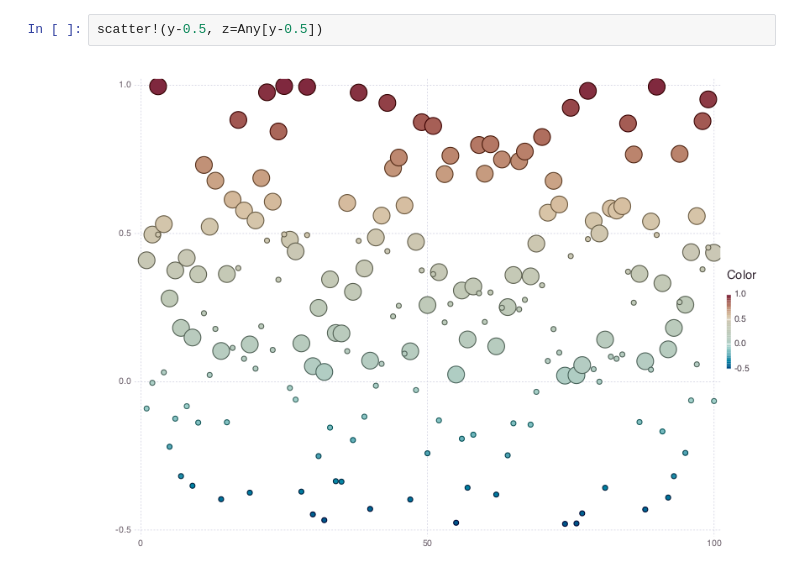
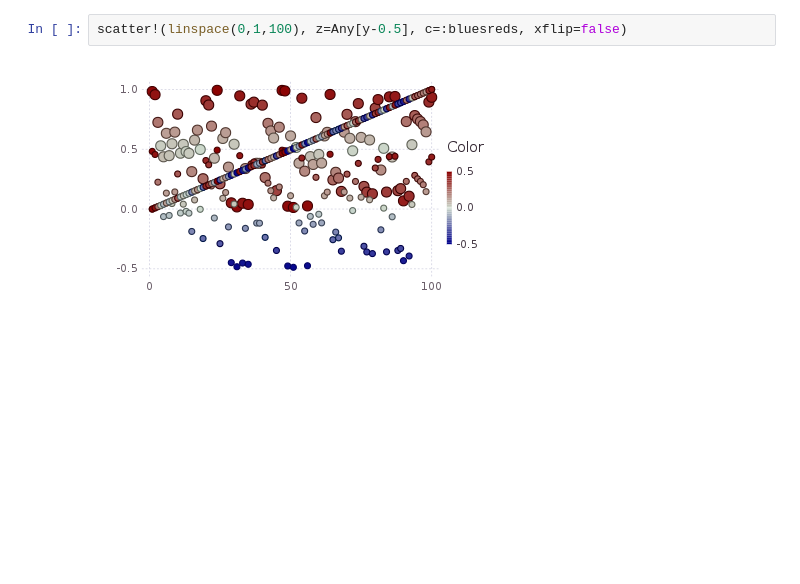
Before and after one commit to JuliaPlots/Plots.jl, a Jupyter notebook: examples/colors.ipynb, the cells around one changed output. Drawn from its saved outputs; the diff is of its cells as text; blank space fills up the shorter version.

```diff
--- a/examples/colors.ipynb
+++ b/examples/colors.ipynb
@@ -7,4 +21,4 @@ p = scatter(y, z=Any[y], ms=20, leg=false)
 # %%
-scatter!(y-0.5, z=Any[y-0.5])
+scatter!(linspace(0,1,100), z=Any[y-0.5], c=:bluesreds, xflip=false)
 # %% [output]
-[figure, old version]
+[figure, new version]
```
Also changed, not shown: parts of 5 cells of this notebook, 12 other files.
